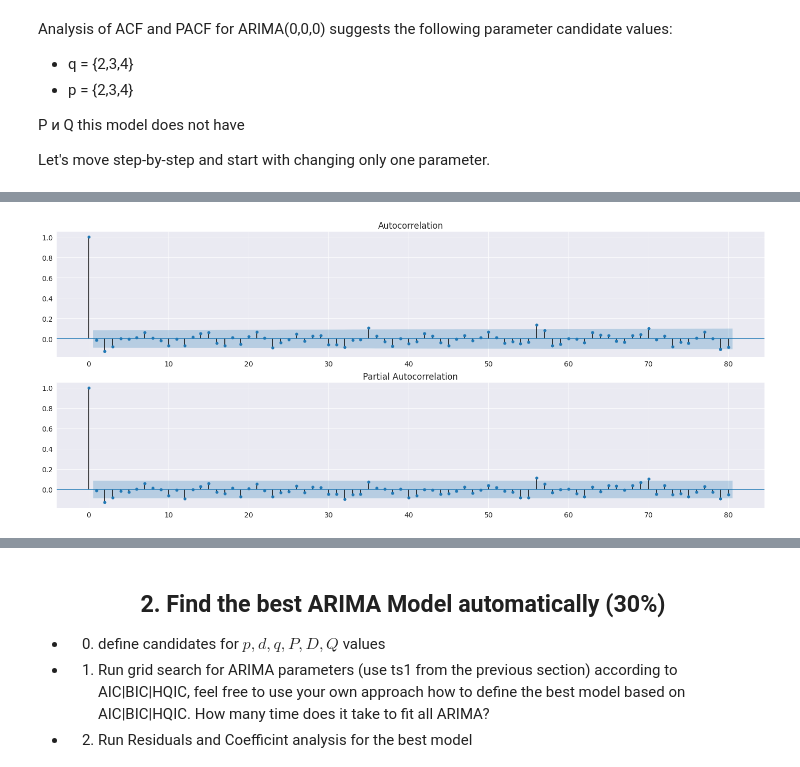
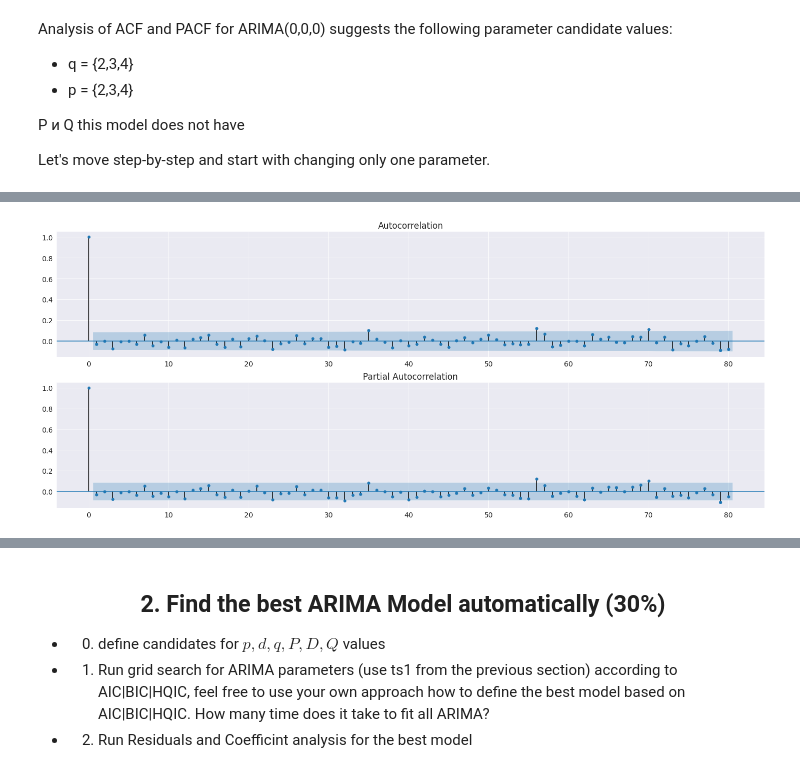
Before and after one commit to Kulikov17/MLDS_ATSF, a Jupyter notebook: hw_2/kulikov_w2022_23_hw2.ipynb, the cells around one changed output, grey strips where cells are left out. Cells and saved outputs as stored; diff of their text form; code cells hidden in the pictures.

```diff
--- a/hw_2/kulikov_w2022_23_hw2.ipynb
+++ b/hw_2/kulikov_w2022_23_hw2.ipynb
@@ -503,6 +503,6 @@ Warnings:
 # %%
-# Step 2: train ARIMA(0,0,[4])
-arima_order_0_0_4 = sm.tsa.SARIMAX(endog=endog, order=[0,0,(4,)], exog=exogs).fit()
-print(arima_order_0_0_4.summary())
-plot_acf_pacf(arima_order_0_0_4, lags=80)
+# Step 2: train ARIMA([2, 4],0,[4])
+arima_order_24_0_4 = sm.tsa.SARIMAX(endog=endog, order=[(2,4),0,(4,)], exog=exogs).fit()
+print(arima_order_24_0_4.summary())
+plot_acf_pacf(arima_order_24_0_4, lags=80)
 # %% [output]
@@ -522,6 +522,6 @@ Covariance Type:                  opg
 ===================================================================================
 
 Warnings:
 [1] Covariance matrix calculated using the outer product of gradients (complex-step).
-[figure, old version]
+[figure, new version]
 # %%
```
Also changed, not shown: parts of 28 cells of this notebook.
